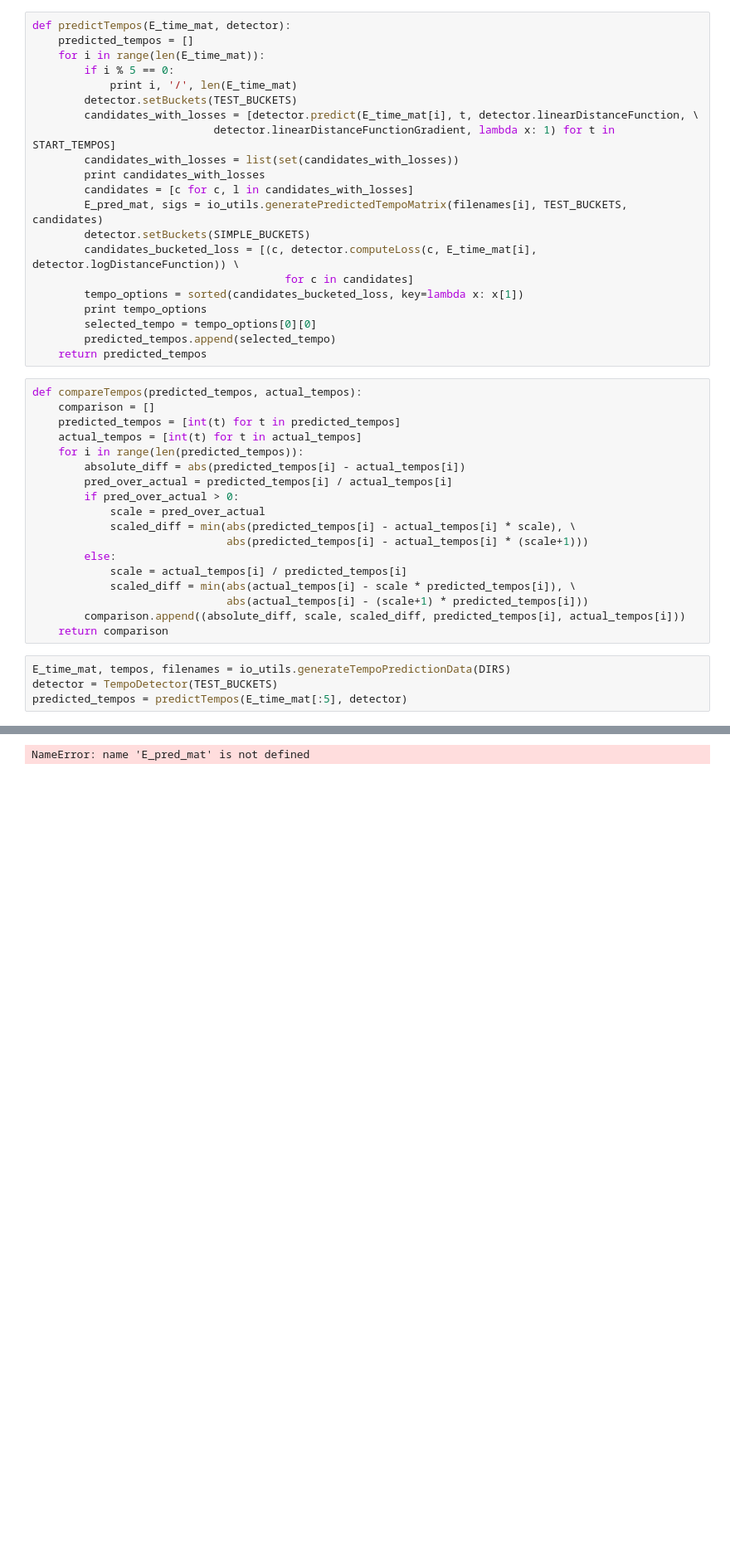
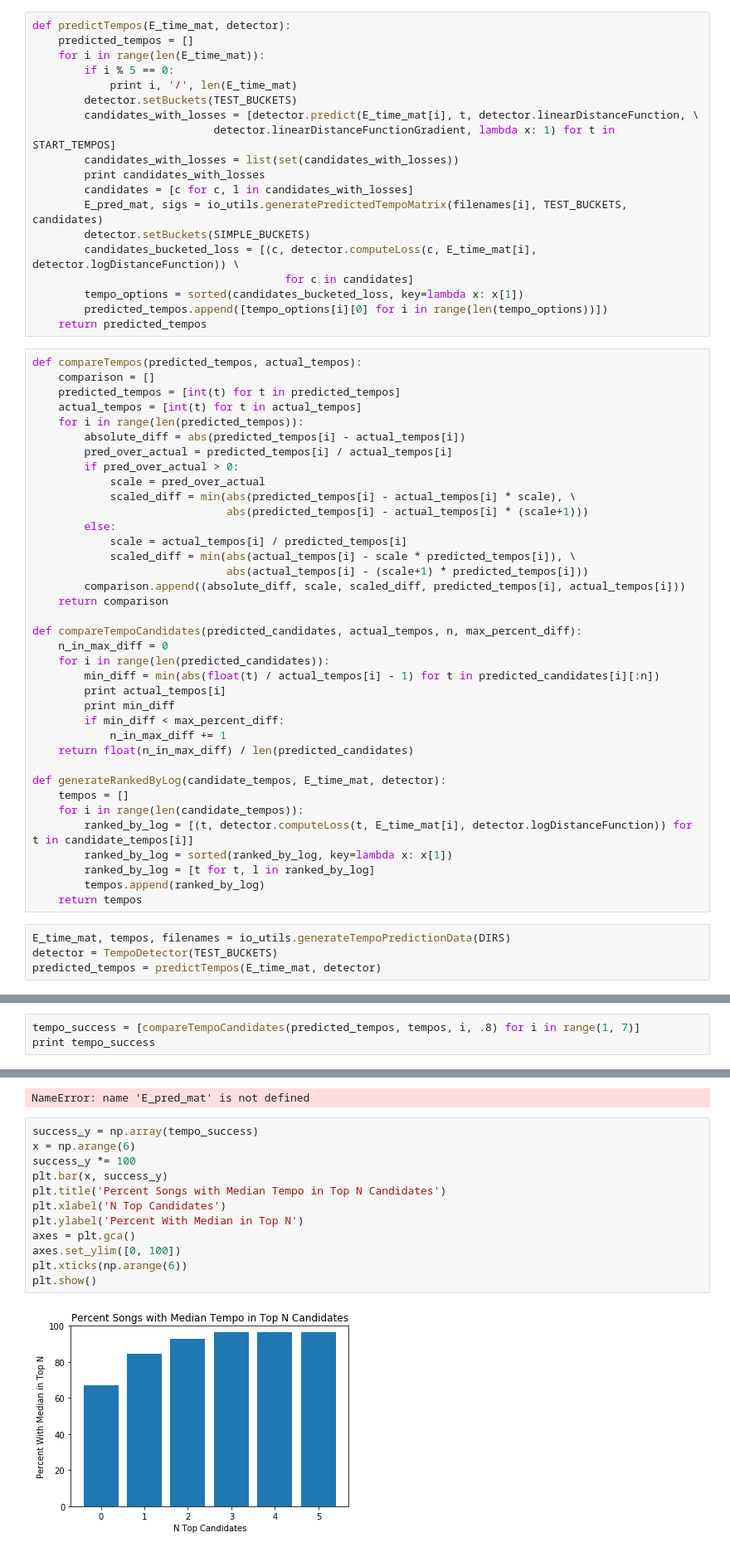
Before and after one commit to Agentofchaos666/music-transcription, a Jupyter notebook: test_tempo_prediction.ipynb, the cells around one changed output, grey strips where cells are left out. Shown at 83% size. Cells and saved outputs as stored; diff of their text form; blank space fills up the shorter version.

Commit message:
Plotted candidate tempo vs median tempos

```diff
--- a/test_tempo_prediction.ipynb
+++ b/test_tempo_prediction.ipynb
@@ -37,9 +38,7 @@ def predictTempos(E_time_mat, detector):
         candidates_bucketed_loss = [(c, detector.computeLoss(c, E_time_mat[i], detector.logDistanceFunction)) \
                                        for c in candidates]
         tempo_options = sorted(candidates_bucketed_loss, key=lambda x: x[1])
-        print tempo_options
-        selected_tempo = tempo_options[0][0]
-        predicted_tempos.append(selected_tempo)
+        predicted_tempos.append([tempo_options[i][0] for i in range(len(tempo_options))])
     return predicted_tempos
 # %%
 def compareTempos(predicted_tempos, actual_tempos):
@@ -59,9 +58,28 @@ def compareTempos(predicted_tempos, actual_tempos):
                               abs(actual_tempos[i] - (scale+1) * predicted_tempos[i]))
         comparison.append((absolute_diff, scale, scaled_diff, predicted_tempos[i], actual_tempos[i]))
     return comparison
+
+def compareTempoCandidates(predicted_candidates, actual_tempos, n, max_percent_diff):
+    n_in_max_diff = 0
+    for i in range(len(predicted_candidates)):
+        min_diff = min(abs(float(t) / actual_tempos[i] - 1) for t in predicted_candidates[i][:n])
+        print actual_tempos[i]
+        print min_diff
+        if min_diff < max_percent_diff:
+            n_in_max_diff += 1
+    return float(n_in_max_diff) / len(predicted_candidates)
+
+def generateRankedByLog(candidate_tempos, E_time_mat, detector):
+    tempos = []
+    for i in range(len(candidate_tempos)):
+        ranked_by_log = [(t, detector.computeLoss(t, E_time_mat[i], detector.logDistanceFunction)) for t in candidate_tempos[i]]
+        ranked_by_log = sorted(ranked_by_log, key=lambda x: x[1])
+        ranked_by_log = [t for t, l in ranked_by_log]
+        tempos.append(ranked_by_log)
+    return tempos
 # %%
 E_time_mat, tempos, filenames = io_utils.generateTempoPredictionData(DIRS)
 detector = TempoDetector(TEST_BUCKETS)
-predicted_tempos = predictTempos(E_time_mat[:5], detector)
+predicted_tempos = predictTempos(E_time_mat, detector)
 # %% [output]
 [25.0, 50.0, 75.0, 33.33333333333333, 150.0, 66.66666666666666, 100.0, 300.0, 133.33333333333331, 200.0, 600.0, 266.66666666666663, 400.0, 1200.0, 800.0, 1600.0, 3200.0, 4800.0, 6400.0, 8000.0]
@@ -84,0 +185,3 @@ print comparison
+# %%
+tempo_success = [compareTempoCandidates(predicted_tempos, tempos, i, .8) for i in range(1, 7)]
+print tempo_success
@@ -92,3 +235,17 @@ for i in range(len(predicted_tempos)):
                 int(predicted_tempos[i]), filenames[i][:-4] + '_' + str(predicted_tempos[i]) + '.mid', OUTPUT_DIR, timeSig=sigs[i][0], keySig=sigs[i][1])
 # %% [output]
 NameError: name 'E_pred_mat' is not defined
+# %%
+success_y = np.array(tempo_success)
+x = np.arange(6)
+success_y *= 100
+plt.bar(x, success_y)
+plt.title('Percent Songs with Median Tempo in Top N Candidates')
+plt.xlabel('N Top Candidates')
+plt.ylabel('Percent With Median in Top N')
+axes = plt.gca()
+axes.set_ylim([0, 100])
+plt.xticks(np.arange(6))
+plt.show()
+# %% [output]
+[figure, added]
```
Also changed, not shown: parts of 12 cells of this notebook.
